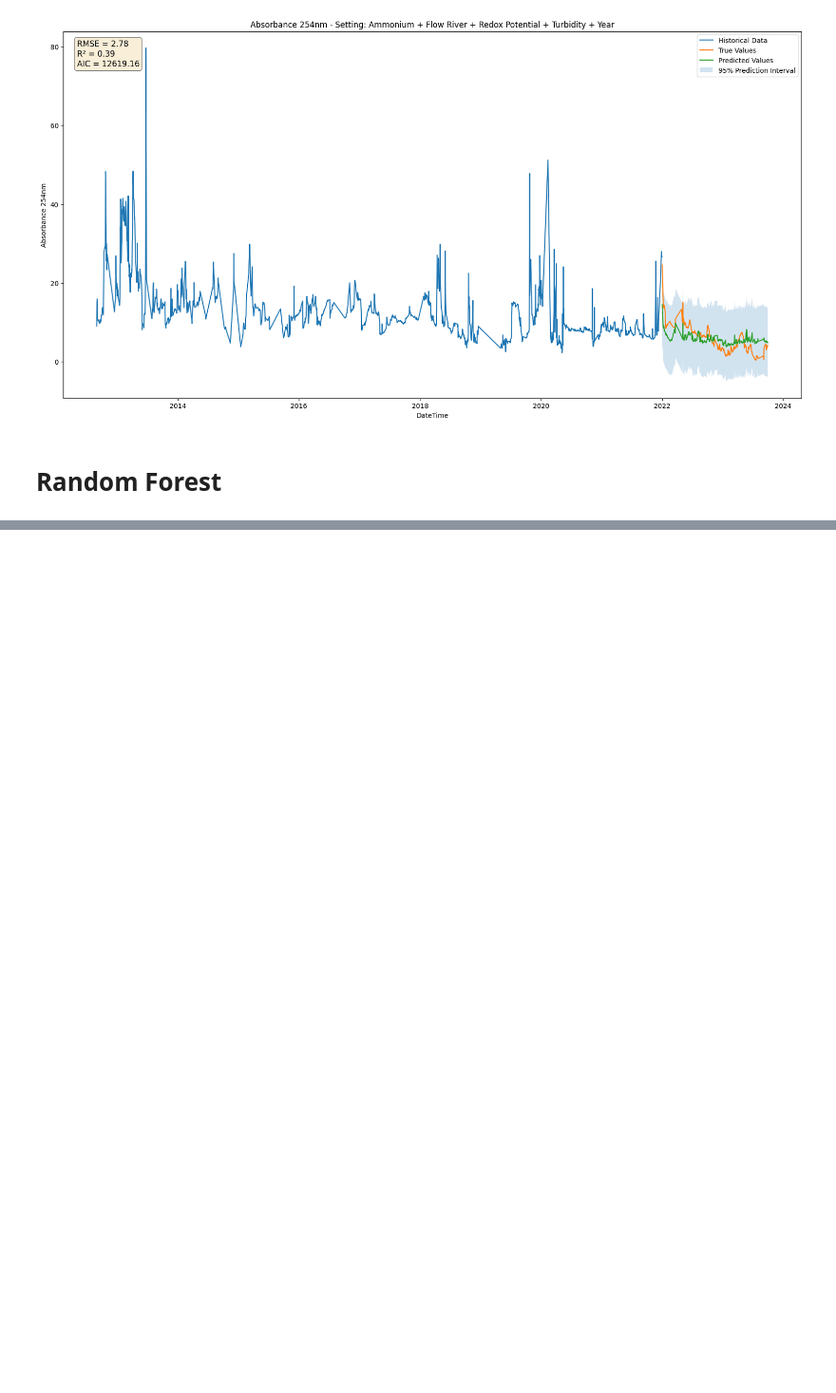
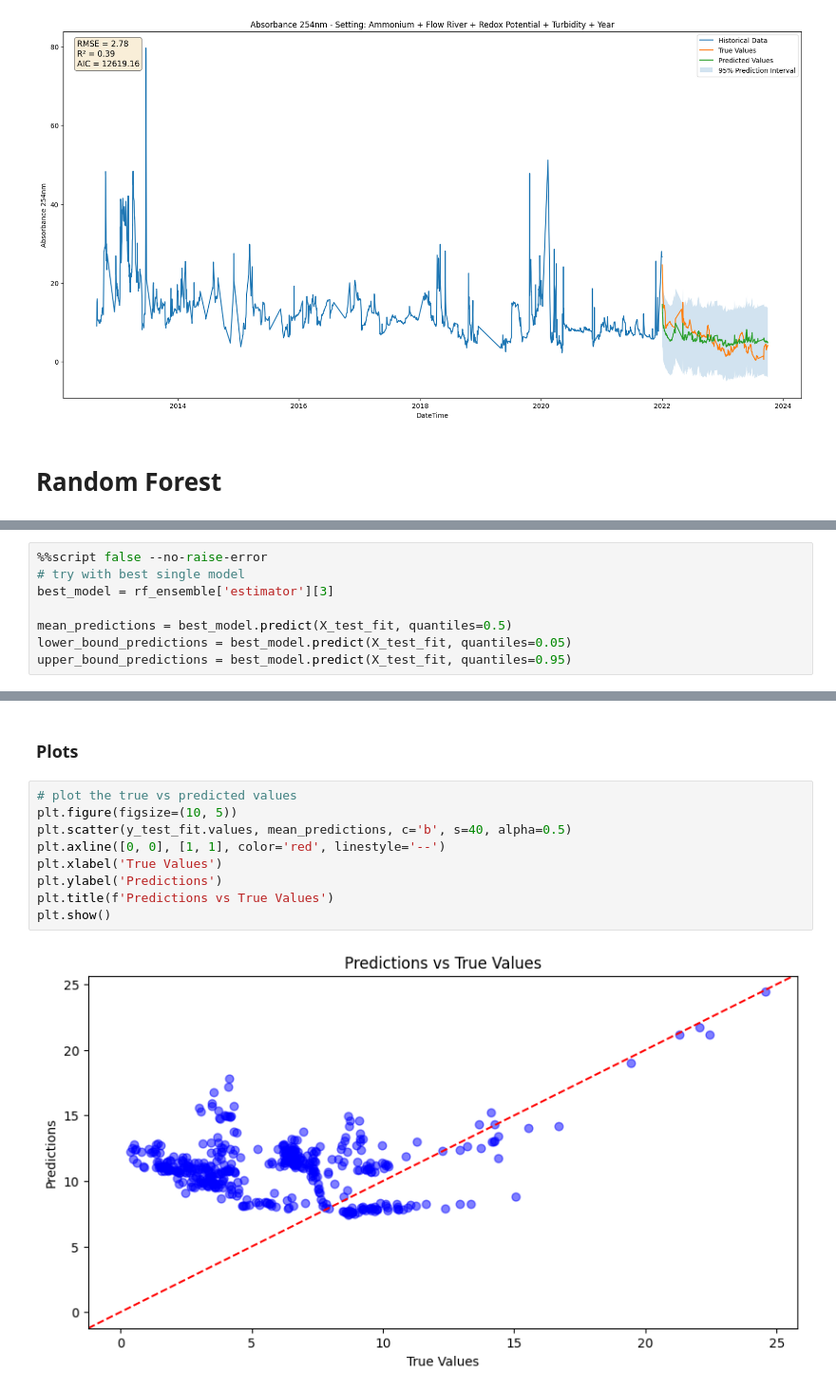
Before and after one commit to MassimilianoArca/climate-change, a Jupyter notebook: climate_change/modeling/all_variables.ipynb, the cells around one changed output, grey strips where cells are left out. Shown at 95% size. Drawn from its saved outputs; the diff is of its cells as text; blank space fills up the shorter version.

```diff
--- a/climate_change/modeling/all_variables.ipynb
+++ b/climate_change/modeling/all_variables.ipynb
@@ -446,0 +569,8 @@ plt.show()
+# %%
+%%script false --no-raise-error
+# try with best single model
+best_model = rf_ensemble['estimator'][3]
+
+mean_predictions = best_model.predict(X_test_fit, quantiles=0.5)
+lower_bound_predictions = best_model.predict(X_test_fit, quantiles=0.05)
+upper_bound_predictions = best_model.predict(X_test_fit, quantiles=0.95)
@@ -446,0 +586,13 @@ plt.show()
+# %% [markdown]
+### Plots
+# %%
+# plot the true vs predicted values
+plt.figure(figsize=(10, 5))
+plt.scatter(y_test_fit.values, mean_predictions, c='b', s=40, alpha=0.5)
+plt.axline([0, 0], [1, 1], color='red', linestyle='--')
+plt.xlabel('True Values')
+plt.ylabel('Predictions')
+plt.title(f'Predictions vs True Values')
+plt.show()
+# %% [output]
+[figure, added]
```
Also changed, not shown: parts of 78 cells of this notebook, 3 other files.
